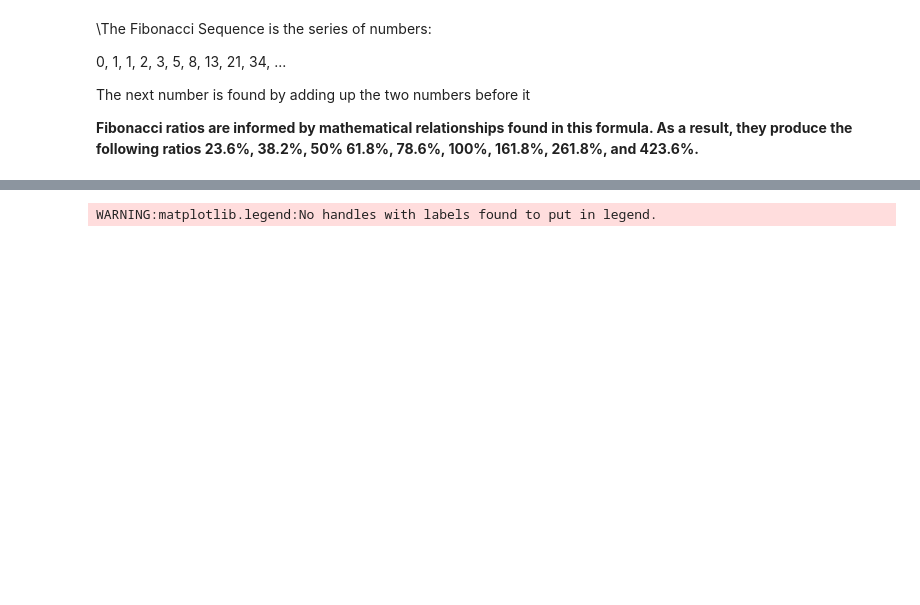
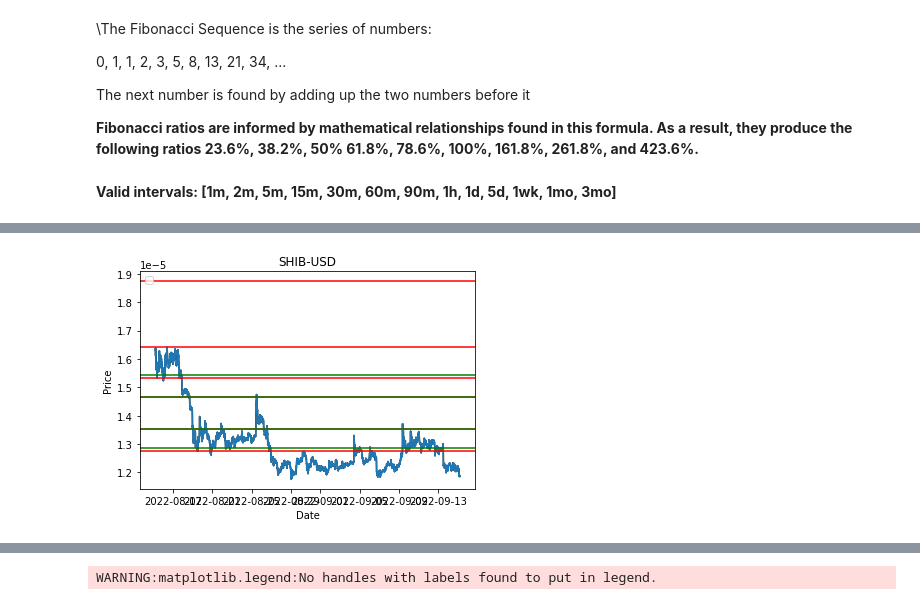
Before and after one commit to bandarasudarshana/modified_fib__crypto_, a Jupyter notebook: Modified_Fibbonacci.ipynb, the cells around one changed output, grey strips where cells are left out. Saved outputs shown, nothing was run; the diff lists cells and outputs as text; code cells hidden in the pictures; blank space fills up the shorter version.

```diff
--- a/Modified_Fibbonacci.ipynb
+++ b/Modified_Fibbonacci.ipynb
@@ -121,3 +84,9 @@ class fibonach_2:
         plt.title(self.ticker)
         plt.show()
         return fig
+# %% [markdown]
+**Valid intervals: [1m, 2m, 5m, 15m, 30m, 60m, 90m, 1h, 1d, 5d, 1wk, 1mo, 3mo]**
+# %%
+graf = fibonach_2('SHIB-USD', '1mo', '5m')
+SHIB_fibonachi = graf.fib()
+# %% [output]
@@ -124 +94,2 @@ class fibonach_2:
+[figure, added]
 # %%
```
Also changed, not shown: parts of 9 cells of this notebook.
